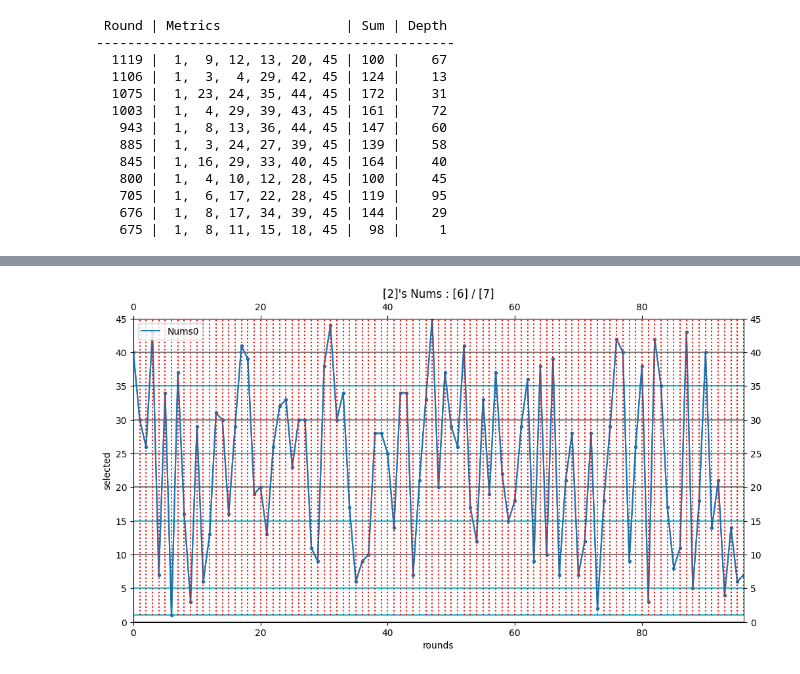
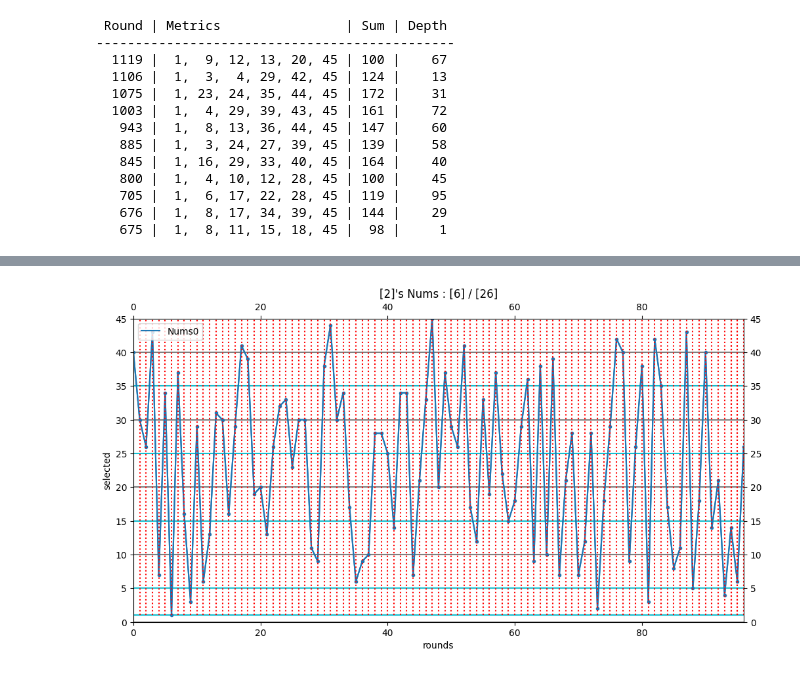
Before and after one commit to swhors/LSTM_Analyze, a Jupyter notebook: foresttrans/memo_re_0818_3.ipynb, the cells around one changed output, grey strips where cells are left out. Drawn from its saved outputs; the diff is of its cells as text; code cells hidden in the pictures.

```diff
--- a/foresttrans/memo_re_0818_3.ipynb
+++ b/foresttrans/memo_re_0818_3.ipynb
@@ -316,10 +316,10 @@ execute this code. [2025-08-21 14:29:31.072734]
 자주 나오는 데이터 [(7, 5), (30, 5), (16, 5), (17, 4), (31, 4), (38, 4), (13, 4), (33, 4), (45, 3), (39, 3), (21, 3), (37, 3), (19, 3), (44, 3), (3, 3), (29, 2), (24, 2), (15, 2), (40, 2), (43, 2), (34, 2), ( ...
 # %%
 row_nums = [2]
-next_nums[row_nums[0]-1] = 7
+next_nums[row_nums[0]-1] = 26
 draw_frequency_v2(row_nums=row_nums, metrics=metrics, next_nums=[next_nums[row_nums[0]-1]])
 print("10단위별 데이터 분포", get_level_count(metrics[row_nums[0]-1], level=10))
 print("5단위별 데이터 분포", get_level_count(metrics[row_nums[0]-1], level=5))
 print("자주 나오는 데이터", get_frequency(nums=metrics[row_nums[0]-1], is_desc=True))
 # %% [output]
-[figure, old version]
+[figure, new version]
```
Also changed, not shown: parts of 9 cells of this notebook, 1 other file.
